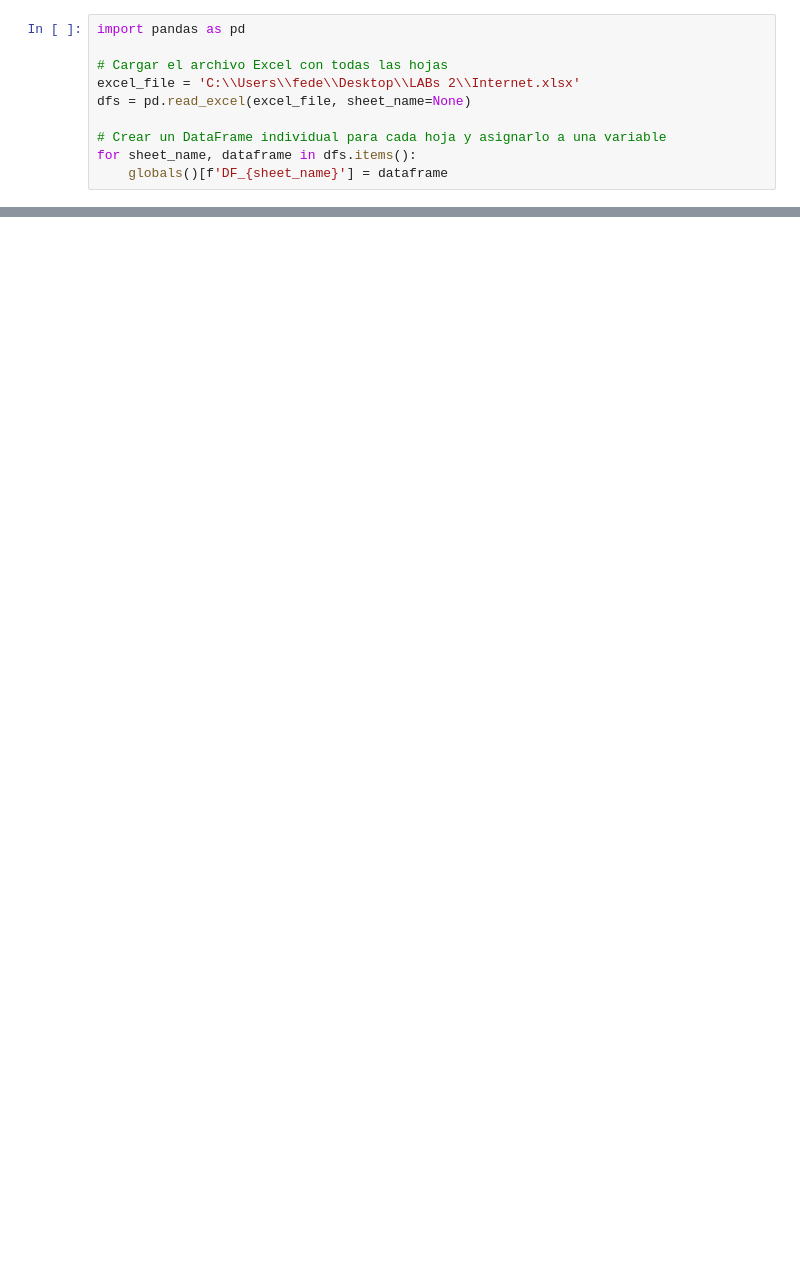
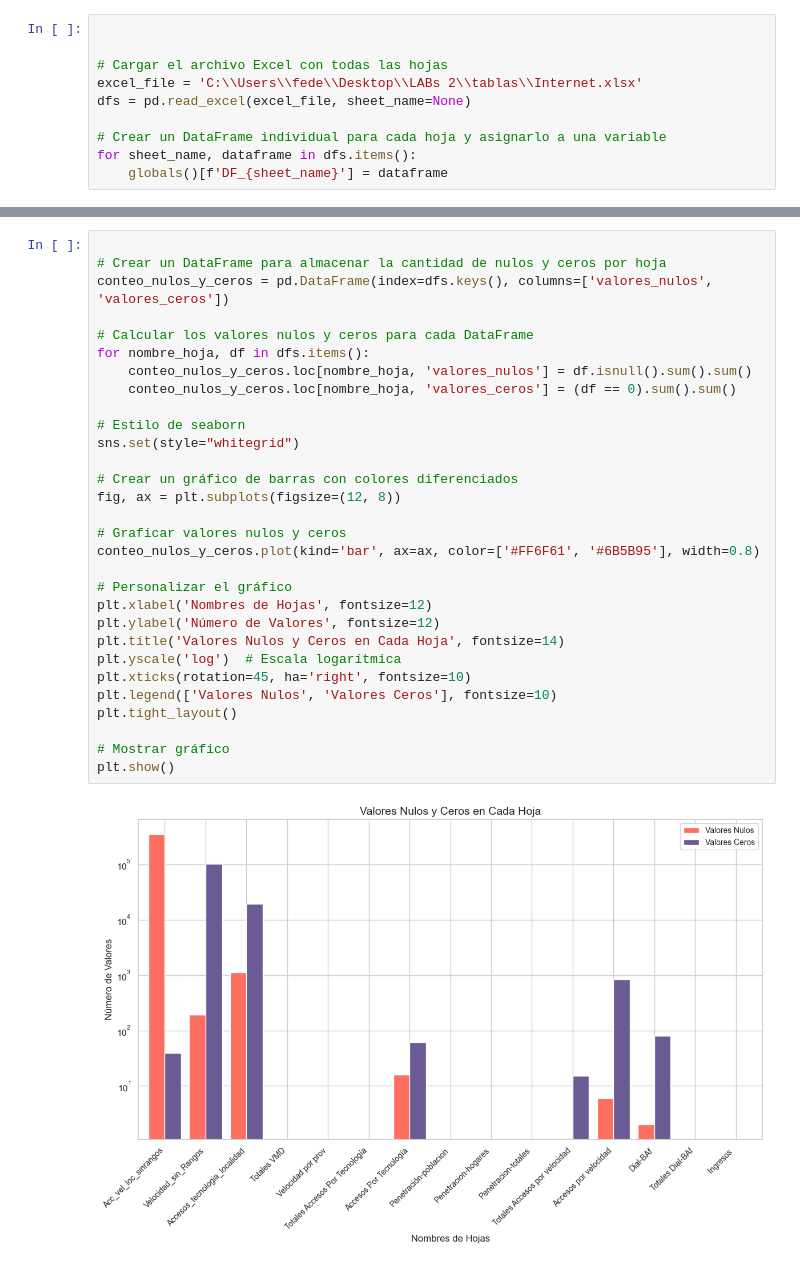
Before and after one commit to federicopiparo/Proyecto-Individual-N-2---Piparo-Federico, a Jupyter notebook: proyecto individual EDA -Federico piapro/EDA.ipynb, the cells around one changed output, grey strips where cells are left out. Saved outputs shown, nothing was run; the diff lists cells and outputs as text; blank space fills up the shorter version.

```diff
--- a/proyecto individual EDA -Federico piapro/EDA.ipynb
+++ b/proyecto individual EDA -Federico piapro/EDA.ipynb
@@ -13,8 +32,8 @@ Debes realizar un análisis exploratorio de los datos en un notebook. Tienen que
 # %%
-import pandas as pd
+
 
 # Cargar el archivo Excel con todas las hojas
-excel_file = 'C:\\Users\\fede\\Desktop\\LABs 2\\Internet.xlsx'
+excel_file = 'C:\\Users\\fede\\Desktop\\LABs 2\\tablas\\Internet.xlsx'
 dfs = pd.read_excel(excel_file, sheet_name=None)
 
 # Crear un DataFrame individual para cada hoja y asignarlo a una variable
@@ -26,0 +44,32 @@ SyntaxError: invalid syntax (1654032040.py, line 1)
+# %%
+
+# Crear un DataFrame para almacenar la cantidad de nulos y ceros por hoja
+conteo_nulos_y_ceros = pd.DataFrame(index=dfs.keys(), columns=['valores_nulos', 'valores_ceros'])
+
+# Calcular los valores nulos y ceros para cada DataFrame
+for nombre_hoja, df in dfs.items():
+    conteo_nulos_y_ceros.loc[nombre_hoja, 'valores_nulos'] = df.isnull().sum().sum()
+    conteo_nulos_y_ceros.loc[nombre_hoja, 'valores_ceros'] = (df == 0).sum().sum()
+
+# Estilo de seaborn
+sns.set(style="whitegrid")
+
+# Crear un gráfico de barras con colores diferenciados
+fig, ax = plt.subplots(figsize=(12, 8))
+
+# Graficar valores nulos y ceros
+conteo_nulos_y_ceros.plot(kind='bar', ax=ax, color=['#FF6F61', '#6B5B95'], width=0.8)
+
+# Personalizar el gráfico
+plt.xlabel('Nombres de Hojas', fontsize=12)
+plt.ylabel('Número de Valores', fontsize=12)
+plt.title('Valores Nulos y Ceros en Cada Hoja', fontsize=14)
+plt.yscale('log')  # Escala logarítmica
+plt.xticks(rotation=45, ha='right', fontsize=10)
+plt.legend(['Valores Nulos', 'Valores Ceros'], fontsize=10)
+plt.tight_layout()
+
+# Mostrar gráfico
+plt.show()
+# %% [output]
+[figure, added]
```
Also changed, not shown: parts of 11 cells of this notebook, 13 other files.
